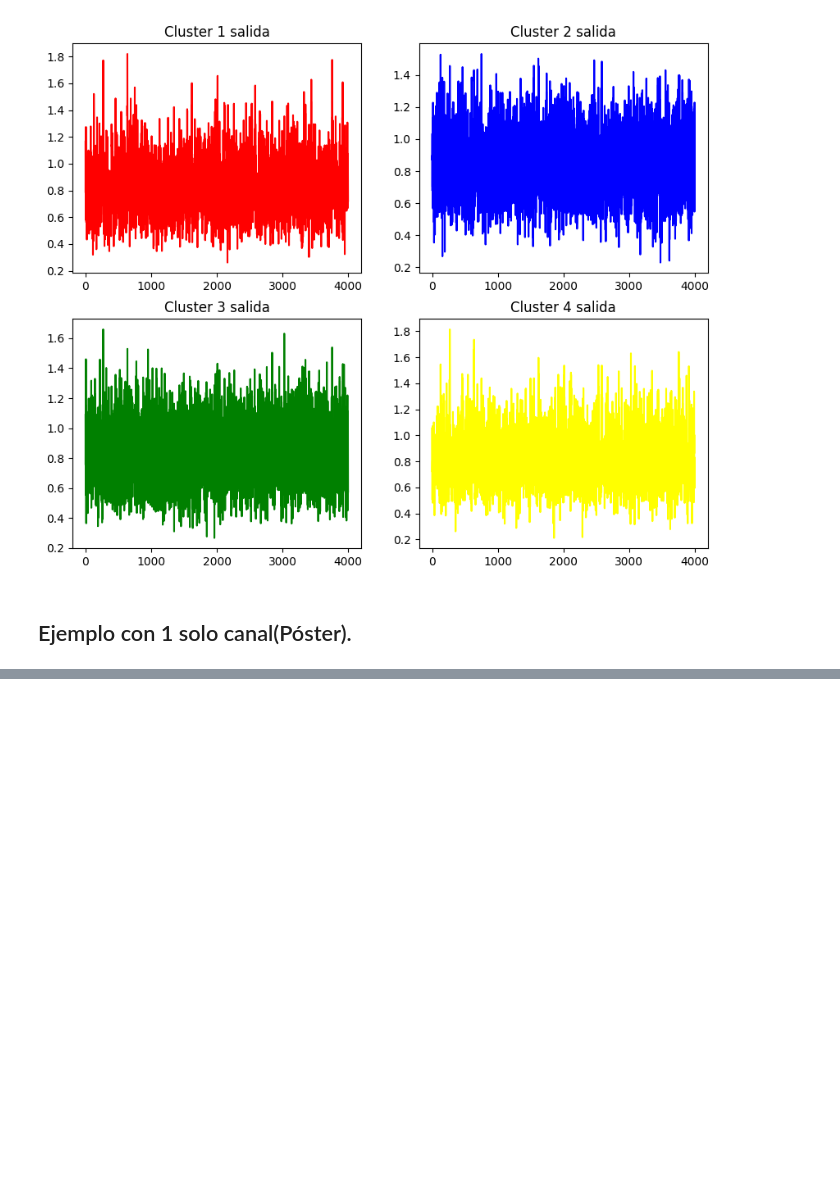
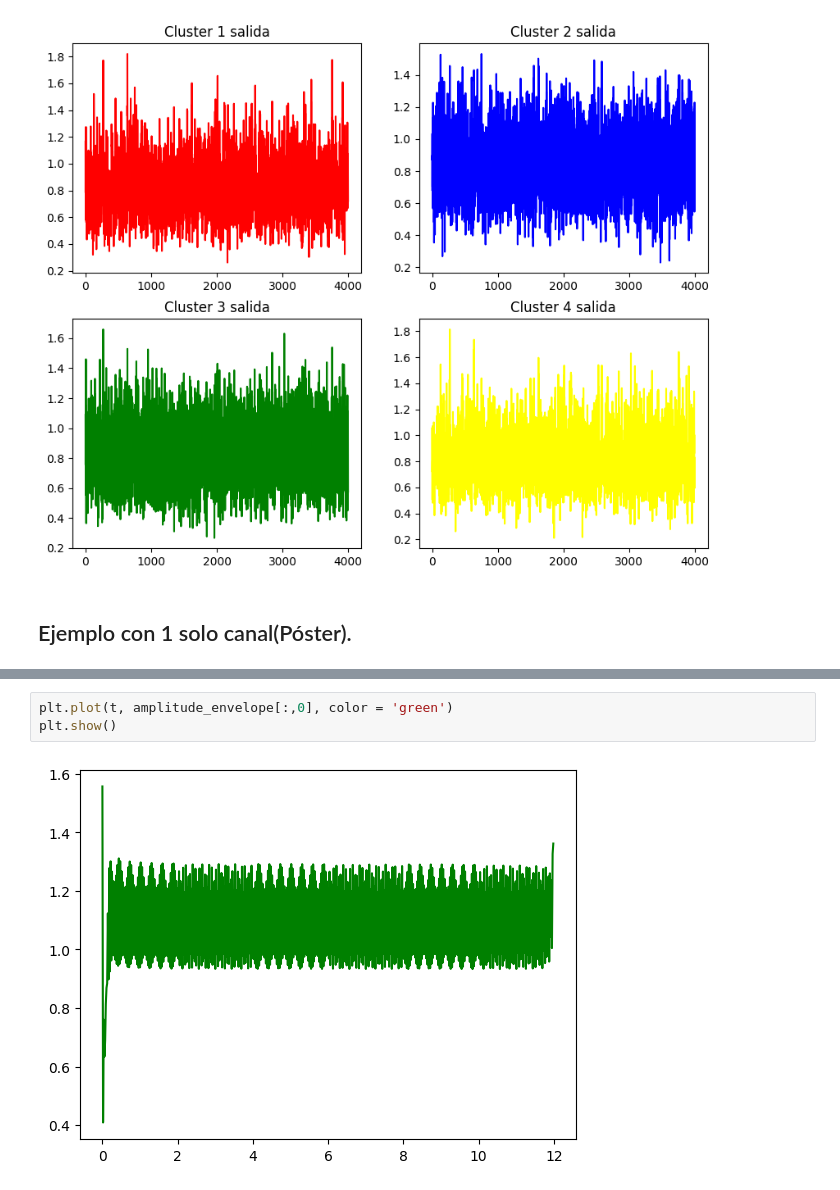
Before and after one commit to manuuuv/TFG, a Jupyter notebook: reservoir.ipynb, the cells around one changed output, grey strips where cells are left out. Saved outputs shown, nothing was run; the diff lists cells and outputs as text; blank space fills up the shorter version.

```diff
--- a/reservoir.ipynb
+++ b/reservoir.ipynb
@@ -328,3 +320,8 @@ Centroides de los clústeres:
+# %%
+plt.plot(t, amplitude_envelope[:,0], color = 'green')
+plt.show()
+# %% [output]
+[figure, added]
 # %%
 plt.figure(figsize=(12, 4))
 plt.step(range(input_sequence.shape[1]), idx, where='post', color='blue', linewidth=2)
```
Also changed, not shown: parts of 13 cells of this notebook.
